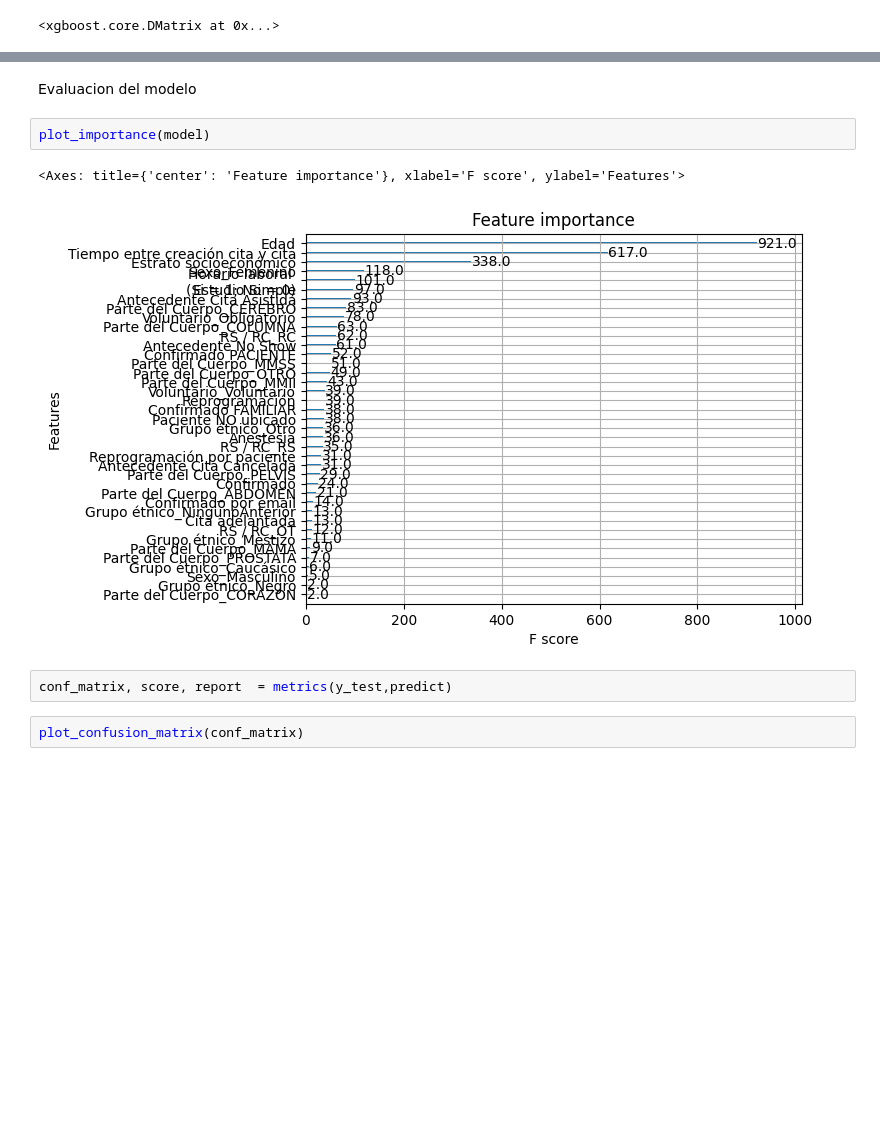
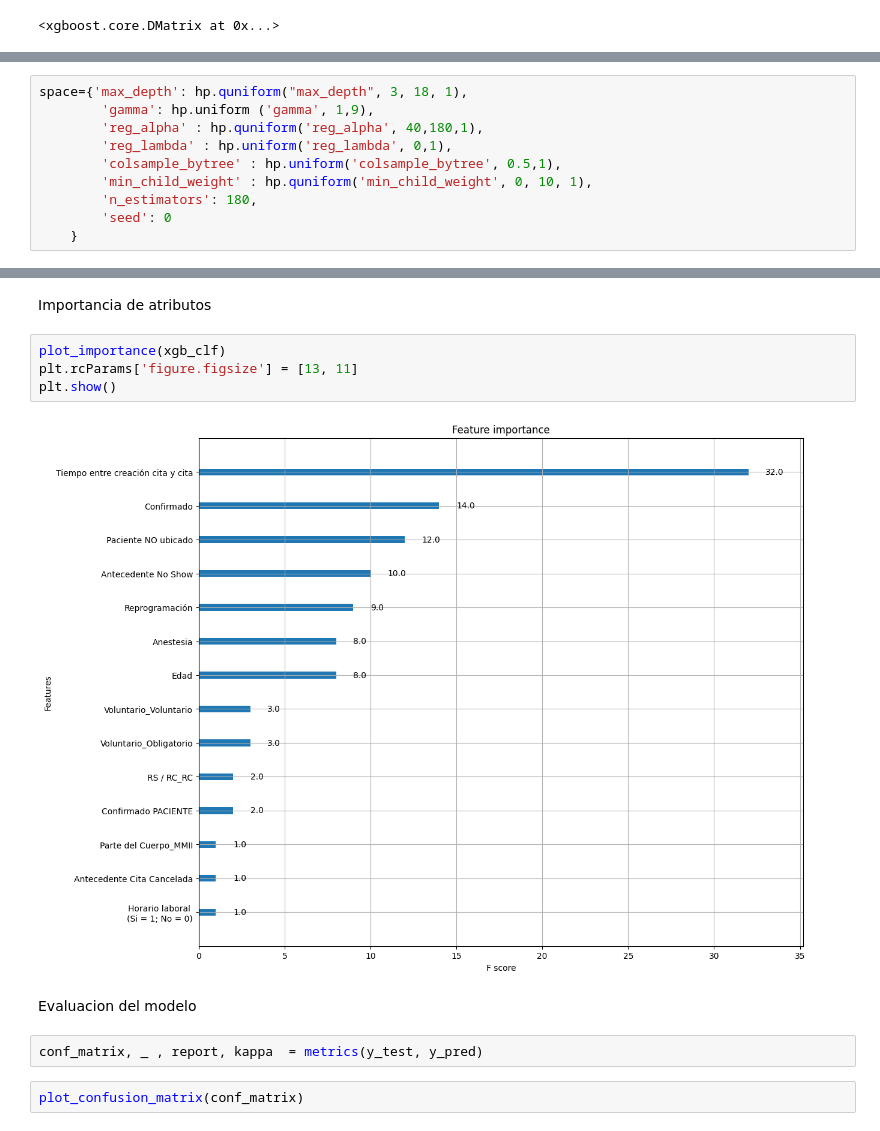
Before and after one commit to alexandersanchezjr/fvl-prediction-model, a Jupyter notebook: Prediccion de inasistencias .ipynb, the cells around one changed output, grey strips where cells are left out. Cells and saved outputs as stored; diff of their text form; blank space fills up the shorter version.

```diff
--- a/Prediccion de inasistencias .ipynb
+++ b/Prediccion de inasistencias .ipynb
@@ -869,0 +823,10 @@ predict[:20]
+# %%
+space={'max_depth': hp.quniform("max_depth", 3, 18, 1),
+        'gamma': hp.uniform ('gamma', 1,9),
+        'reg_alpha' : hp.quniform('reg_alpha', 40,180,1),
+        'reg_lambda' : hp.uniform('reg_lambda', 0,1),
+        'colsample_bytree' : hp.uniform('colsample_bytree', 0.5,1),
+        'min_child_weight' : hp.quniform('min_child_weight', 0, 10, 1),
+        'n_estimators': 180,
+        'seed': 0
+    }
@@ -870,12 +909,15 @@ predict[:20]
+# %% [markdown]
+Importancia de atributos
+# %%
+plot_importance(xgb_clf)
+plt.rcParams['figure.figsize'] = [13, 11]
+plt.show()
+# %% [output]
+[figure, added]
 # %% [markdown]
 Evaluacion del modelo
-# %%
-plot_importance(model)
-# %% [output]
-<Axes: title={'center': 'Feature importance'}, xlabel='F score', ylabel='Features'>
-[figure, removed]
 # %%
-conf_matrix, score, report  = metrics(y_test,predict)
+conf_matrix, _ , report, kappa  = metrics(y_test, y_pred)
 # %%
 plot_confusion_matrix(conf_matrix)
 # %% [output]
```
Also changed, not shown: parts of 28 cells of this notebook.
